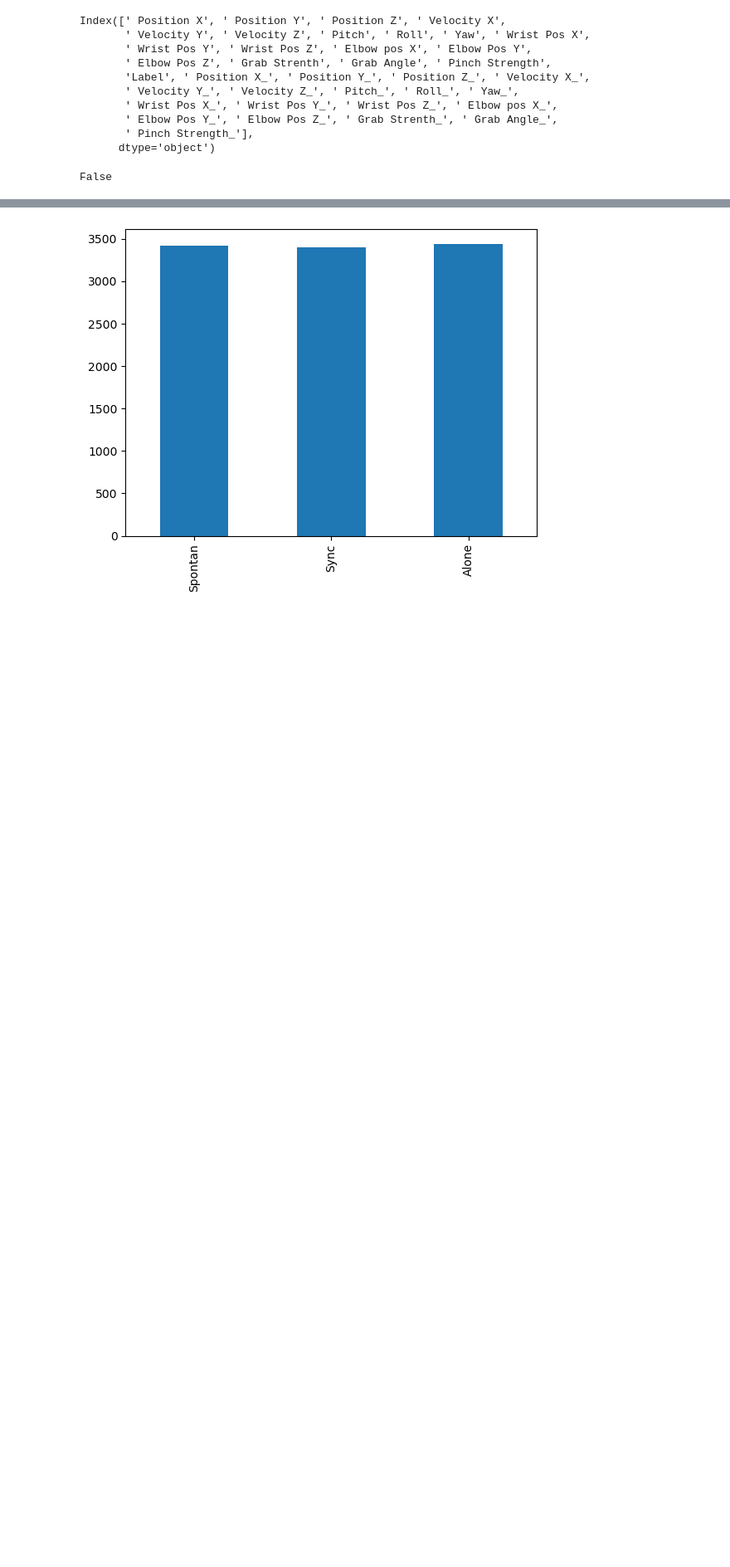
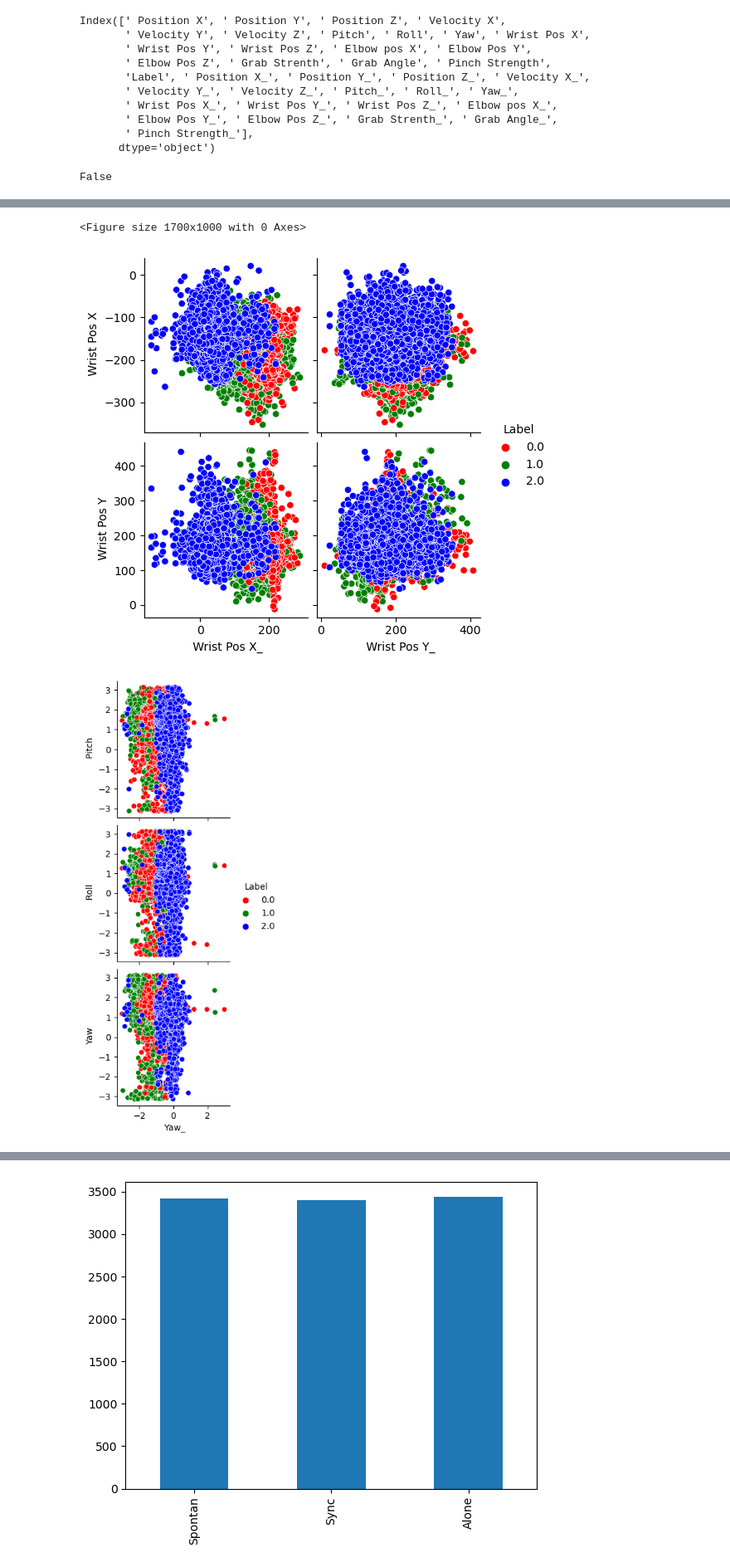
Before and after one commit to ortrsa/Data_Science_Final_Project_2, a Jupyter notebook: Notebook4.ipynb, the cells around one changed output, grey strips where cells are left out. Shown at 83% size. Drawn from its saved outputs; the diff is of its cells as text; code cells hidden in the pictures; blank space fills up the shorter version.

```diff
--- a/Notebook4.ipynb
+++ b/Notebook4.ipynb
@@ -244,0 +251,13 @@ False
+# %%
+x_vars = [' Wrist Pos X_', ' Wrist Pos Y_'  ]
+y_vars = [' Wrist Pos X', ' Wrist Pos Y']
+plt.figure(figsize=(17,10))
+sns.pairplot(df, x_vars=x_vars, y_vars=y_vars, hue ='Label', palette=['red','green','blue'])
+x_vars = [' Yaw_' ]
+y_vars = [' Pitch', ' Roll', ' Yaw']
+sns.pairplot(df, x_vars=x_vars, y_vars=y_vars, hue ='Label', palette=['red','green','blue'])
+plt.show()
+# %% [output]
+<Figure size 1700x1000 with 0 Axes>
+[figure, added]
+[figure, added]
```
Also changed, not shown: parts of 4 cells of this notebook.
